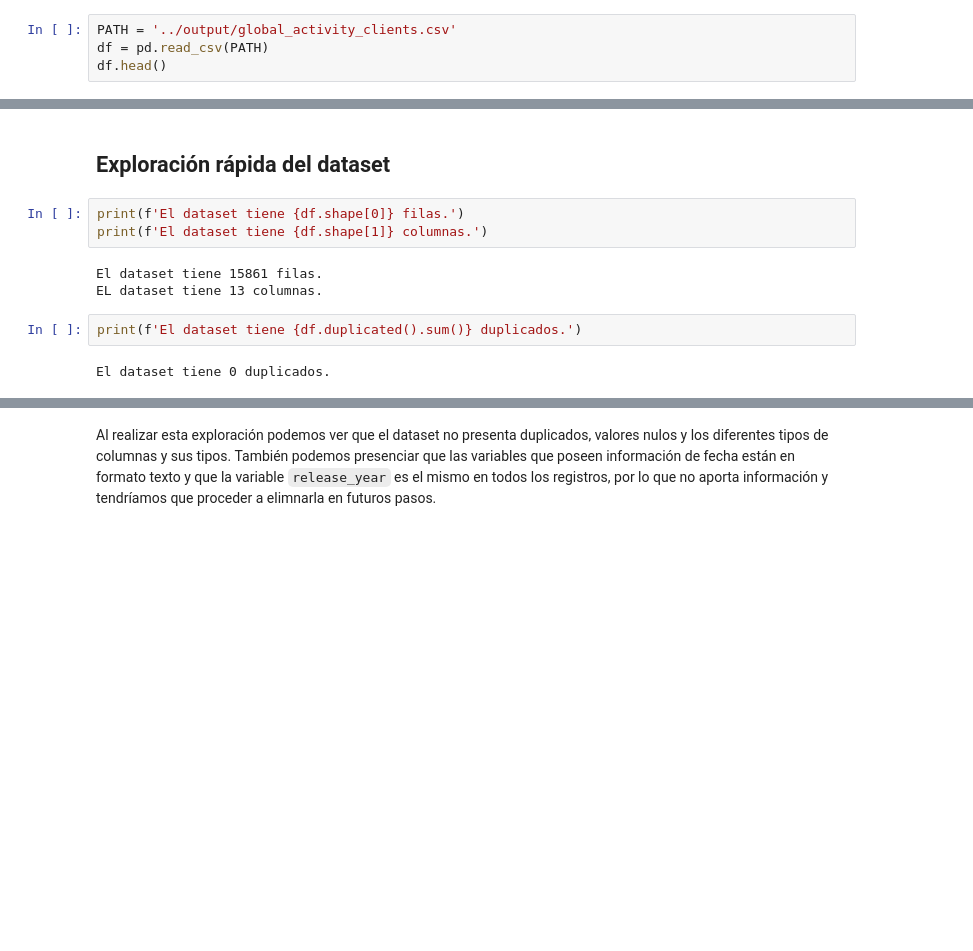
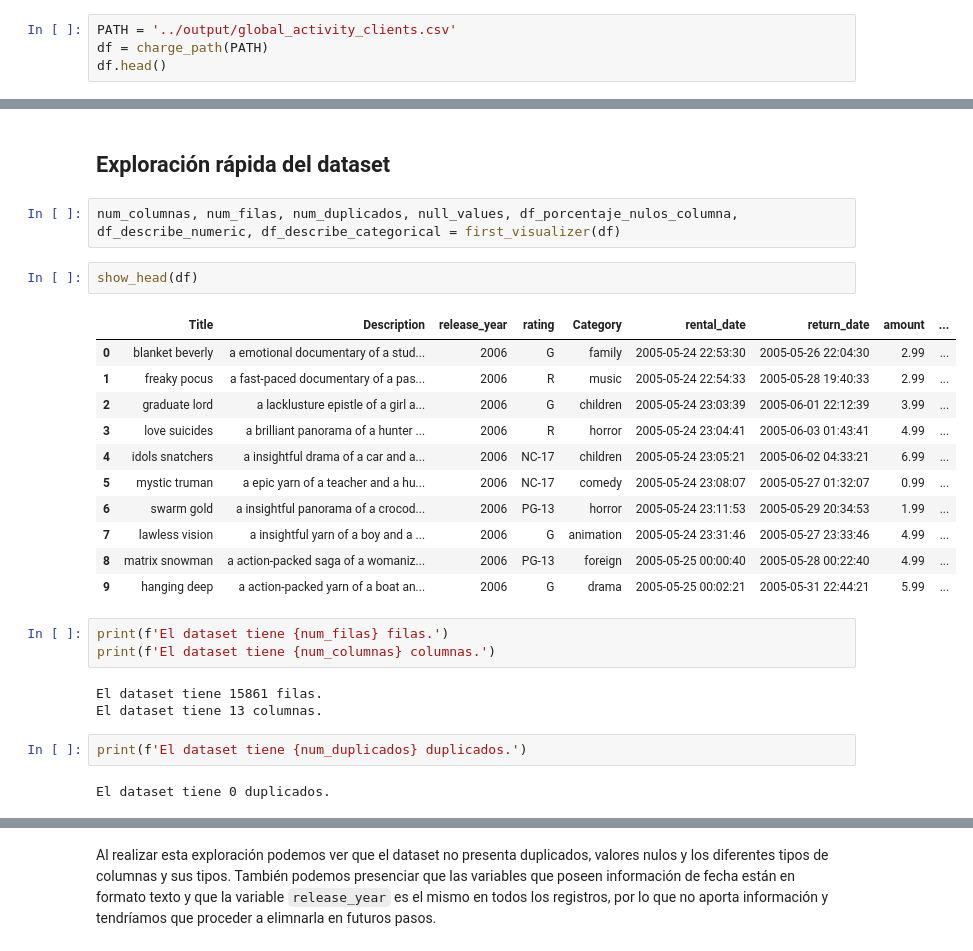
Before and after one commit to Bootcamp-DA-P2/Data-Automation-MySQL-Python-Excel-Grupo-4, a Jupyter notebook: notebooks/notebook-global-client-film.ipynb, the cells around one changed output, grey strips where cells are left out. Saved outputs shown, nothing was run; the diff lists cells and outputs as text; blank space fills up the shorter version.

```diff
--- a/notebooks/notebook-global-client-film.ipynb
+++ b/notebooks/notebook-global-client-film.ipynb
@@ -9,7 +15,7 @@ import datetime as dt
 ## Carga de datos
 # %%
 PATH = '../output/global_activity_clients.csv'
-df = pd.read_csv(PATH)
+df = charge_path(PATH)
 df.head()
 # %% [output]
 |  | Title | Description | release_year | rating | Category | rental_date | return_date | amount | ... |
@@ -20,14 +26,30 @@ df.head()
 | 4 | idols snatchers | a insightful drama of a car and a... | 2006 | NC-17 | children | 2005-05-24 23:05:21 | 2005-06-02 04:33:21 | 6.99 | ... |
 # %% [markdown]
 ## Exploración rápida del dataset
+# %%
+num_columnas, num_filas, num_duplicados, null_values, df_porcentaje_nulos_columna, df_describe_numeric, df_describe_categorical = first_visualizer(df)
+# %%
+show_head(df)
+# %% [output]
+|  | Title | Description | release_year | rating | Category | rental_date | return_date | amount | ... |
+| 0 | blanket beverly | a emotional documentary of a stud... | 2006 | G | family | 2005-05-24 22:53:30 | 2005-05-26 22:04:30 | 2.99 | ... |
+| 1 | freaky pocus | a fast-paced documentary of a pas... | 2006 | R | music | 2005-05-24 22:54:33 | 2005-05-28 19:40:33 | 2.99 | ... |
+| 2 | graduate lord | a lacklusture epistle of a girl a... | 2006 | G | children | 2005-05-24 23:03:39 | 2005-06-01 22:12:39 | 3.99 | ... |
+| 3 | love suicides | a brilliant panorama of a hunter ... | 2006 | R | horror | 2005-05-24 23:04:41 | 2005-06-03 01:43:41 | 4.99 | ... |
+| 4 | idols snatchers | a insightful drama of a car and a... | 2006 | NC-17 | children | 2005-05-24 23:05:21 | 2005-06-02 04:33:21 | 6.99 | ... |
+| 5 | mystic truman | a epic yarn of a teacher and a hu... | 2006 | NC-17 | comedy | 2005-05-24 23:08:07 | 2005-05-27 01:32:07 | 0.99 | ... |
+| 6 | swarm gold | a insightful panorama of a crocod... | 2006 | PG-13 | horror | 2005-05-24 23:11:53 | 2005-05-29 20:34:53 | 1.99 | ... |
+| 7 | lawless vision | a insightful yarn of a boy and a ... | 2006 | G | animation | 2005-05-24 23:31:46 | 2005-05-27 23:33:46 | 4.99 | ... |
+| 8 | matrix snowman | a action-packed saga of a womaniz... | 2006 | PG-13 | foreign | 2005-05-25 00:00:40 | 2005-05-28 00:22:40 | 4.99 | ... |
+| 9 | hanging deep | a action-packed yarn of a boat an... | 2006 | G | drama | 2005-05-25 00:02:21 | 2005-05-31 22:44:21 | 5.99 | ... |
 # %%
-print(f'El dataset tiene {df.shape[0]} filas.')
-print(f'El dataset tiene {df.shape[1]} columnas.')
+print(f'El dataset tiene {num_filas} filas.')
+print(f'El dataset tiene {num_columnas} columnas.')
 # %% [output]
 El dataset tiene 15861 filas.
-EL dataset tiene 13 columnas.
+El dataset tiene 13 columnas.
 # %%
-print(f'El dataset tiene {df.duplicated().sum()} duplicados.')
+print(f'El dataset tiene {num_duplicados} duplicados.')
 # %% [output]
 El dataset tiene 0 duplicados.
 # %%
```
Also changed, not shown: parts of 29 cells of this notebook, 1 other file.
